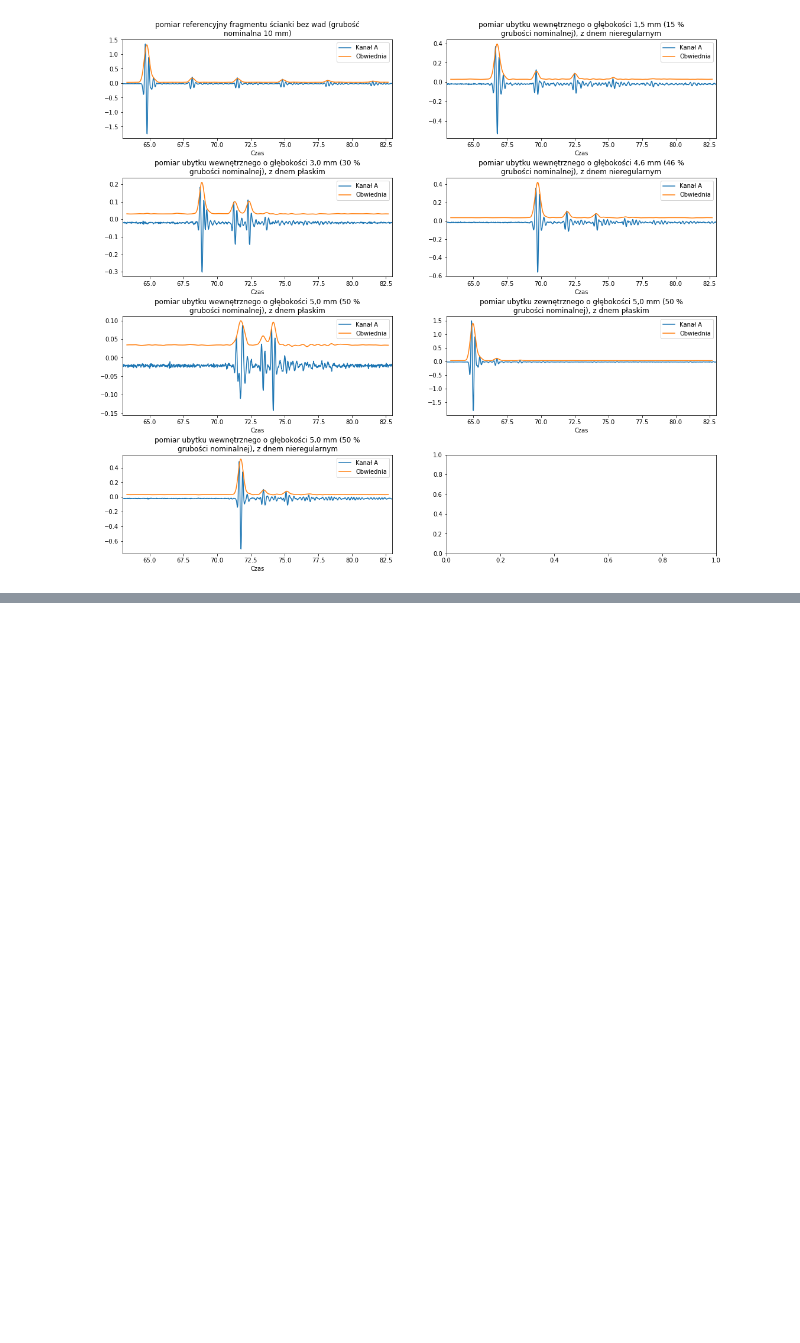
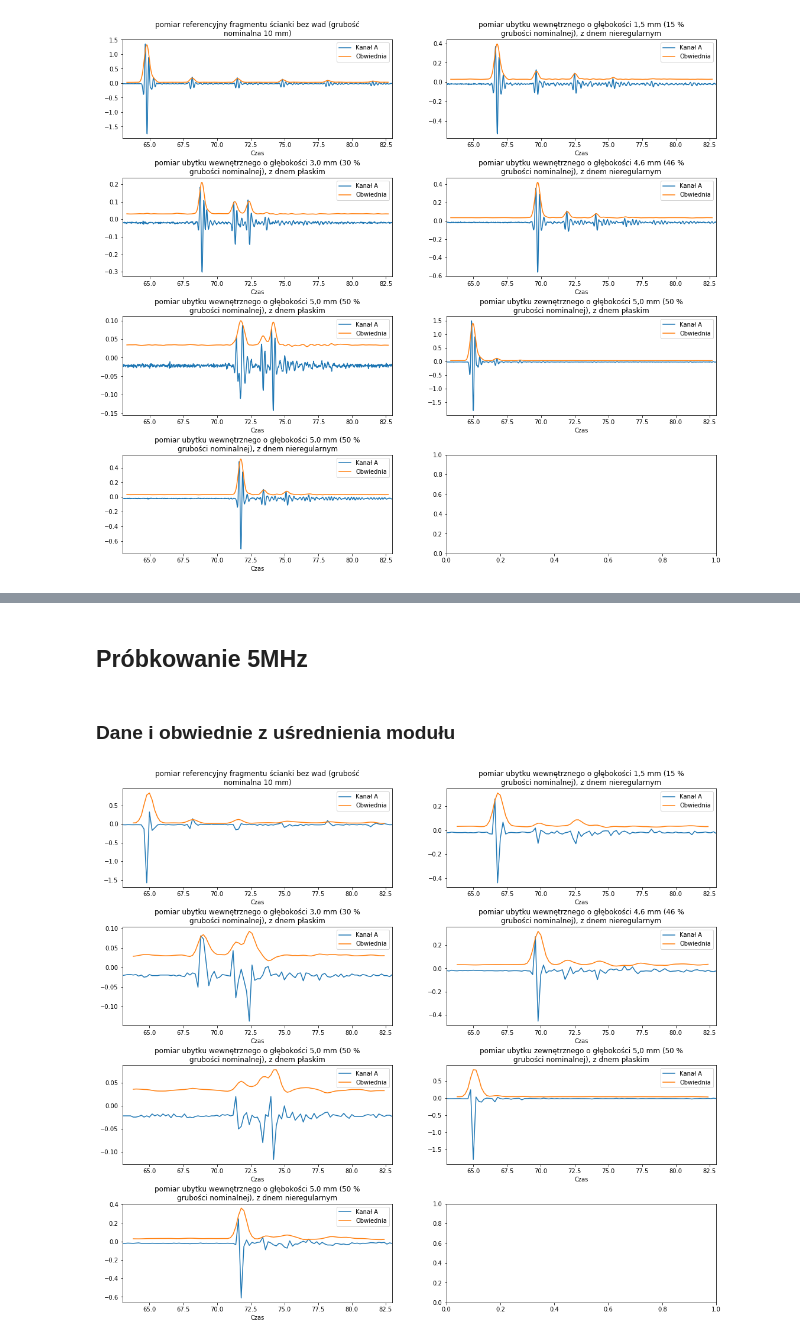
Before and after one commit to brqd/pigs, a Jupyter notebook: dane.ipynb, the cells around one changed output, grey strips where cells are left out. Cells and saved outputs as stored; diff of their text form; code cells hidden in the pictures; blank space fills up the shorter version.

```diff
--- a/dane.ipynb
+++ b/dane.ipynb
@@ -72,15 +140,17 @@ df[df['Maks']==1]
 # %%
-data2 = []
-for tmp in data:
-    data2.append(tmp[::10].copy())
+#@title
+data50 = []
+for tmp in data500:
+    data50.append(tmp[::10].copy())
 # %%
+#@title
 import textwrap
 
 fig1, axs = plt.subplots(4, 2)
 plt.subplots_adjust(hspace = 0.4)
 axs = [*axs[0], *axs[1], *axs[2], *axs[3]]
 
-for df,[filename,desc],ax in zip(data2, filenames, axs):
+for df,[filename,desc],ax in zip(data50, filenames, axs):
     df["Obwiednia"] = df["Kanał A"].abs().rolling(window=32, win_type ='hamming', center=True).mean()*(np.pi/2)
     df.plot(x="Czas", y="Kanał A", ax=ax, title="\n".join(textwrap.wrap(desc, 60)))
     df.plot(x="Czas", y="Obwiednia", ax=ax)
@@ -90,9 +162,12 @@ plt.show()
 # %%
+#@title
+from IPython.display import HTML
+
 def find_max(x):
     return x[len(x)//2] == np.max(x)
 
-df = data2[0]
-
-df['Maks'] = df["Obwiednia"].rolling(window=128, center=True).apply(find_max, raw=True)
-df[df['Maks']==1]
+for df,[filename, desc] in zip(data50, filenames):
+  display(HTML("<BR/><B>Maksima dla: "+desc+"</B>"))
+  df['Maks'] = df["Obwiednia"].rolling(window=128, center=True).apply(find_max, raw=True)
+  display(df[df['Maks']==1])
 # %% [output]
@@ -104,0 +233,24 @@ df[df['Maks']==1]
+# %% [markdown]
+## Próbkowanie 5MHz
+# %% [markdown]
+### Dane i obwiednie z uśrednienia modułu
+# %%
+#@title
+data5 = []
+for tmp in data500:
+    data5.append(tmp[::100].copy())
+# %%
+#@title
+import textwrap
+
+fig1, axs = plt.subplots(4, 2)
+plt.subplots_adjust(hspace = 0.4)
+axs = [*axs[0], *axs[1], *axs[2], *axs[3]]
+
+for df,[filename,desc],ax in zip(data5, filenames, axs):
+    df["Obwiednia"] = df["Kanał A"].abs().rolling(window=8, win_type ='hamming', center=True).mean()*(np.pi/2)
+    df.plot(x="Czas", y="Kanał A", ax=ax, title="\n".join(textwrap.wrap(desc, 60)))
+    df.plot(x="Czas", y="Obwiednia", ax=ax)
+plt.show()
+# %% [output]
+[figure, added]
```
Also changed, not shown: parts of 11 cells of this notebook.
